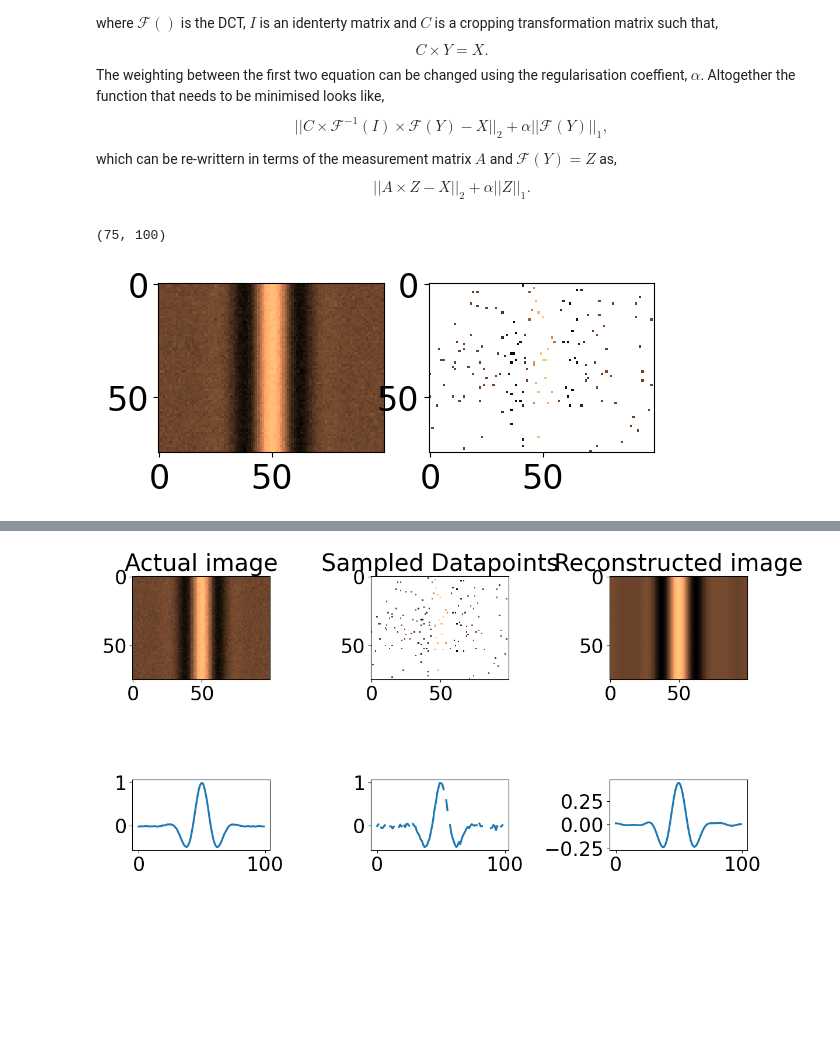
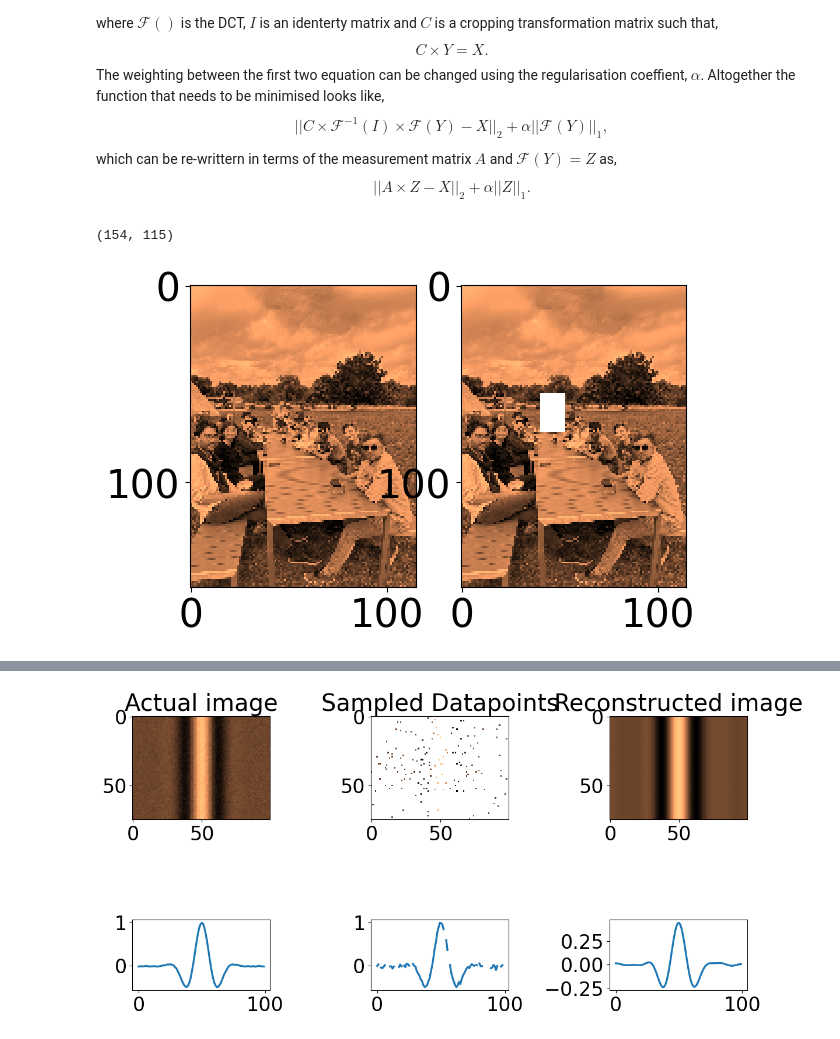
Before and after one commit to Jammi-Dodgers/THz-Compressed-Sensing, a Jupyter notebook: CS_2d.ipynb, the cells around one changed output, grey strips where cells are left out. Cells and saved outputs as stored; diff of their text form; code cells hidden in the pictures; blank space fills up the shorter version.

```diff
--- a/CS_2d.ipynb
+++ b/CS_2d.ipynb
@@ -119,30 +119,39 @@ def subsample_2d(array, subsampling_percentage = 0.5, subsampling_method = "rand
 
     return signal, signal_flat, signal_sparce, subsampled_points
 # %%
-file_name = "2dmock2"
-file_type = ".csv"
-compression = 1 #fraction of the image to keep (The image is too large to process quickly)
-subsample_percentage = 0.02 #fraction of the image to subsample
-subsampling_method= "gaussian" #"random" "random_columns" "random_rows" "regular_grid" "regular_columns" "regular_rows" "hadamard" "gaussian"
+file_name = "Image"
+file_type = ".png"
+compression = 0.15 #fraction of the image to keep (The image is too large to process quickly)
+#subsample_percentage = 0.02 #fraction of the image to subsample
+#subsampling_method= "gaussian" #"random" "random_columns" "random_rows" "regular_grid" "regular_columns" "regular_rows" "hadamard" "gaussian"
 
 # original image
 target, img = open_compressed_image(file_name, file_type, compression)
 target = np.array(target, dtype= np.float32)
 target -= np.mean(target, dtype= np.float32)
 total_points = np.multiply(*target.shape)
 
-signal, signal_flat, signal_sparce, random_points_1d = subsample_2d(target, subsampling_method= subsampling_method, subsampling_percentage= subsample_percentage)
+#signal, signal_flat, signal_sparce, random_points_1d = subsample_2d(target, subsampling_method= subsampling_method, subsampling_percentage= subsample_percentage)
+
+signal = np.copy(target)
+signal[55:75, 40:53] = np.nan
+signal_flat = np.ravel(signal)
+subsampled_points = np.nonzero(~np.isnan(signal_flat))
+signal_sparce = signal_flat[subsampled_points]
+
 random_points_2d = np.argwhere(~np.isnan(signal))
+
+print(target.shape)
 
 fig, axs = plt.subplots(1,2)
 
 axs[0].imshow(target, interpolation= "nearest")
 axs[1].imshow(signal, interpolation= "nearest")
 
 plt.show()
 # %% [output]
-(75, 100)
+(154, 115)
-[figure, old version]
+[figure, new version]
 # %%
 def compressed_sensing(samples, regularization_coeffient = 1e-6, silent= True):
     start_time = time.time()
```
Also changed, not shown: parts of 1 cell of this notebook, 4 other files.
